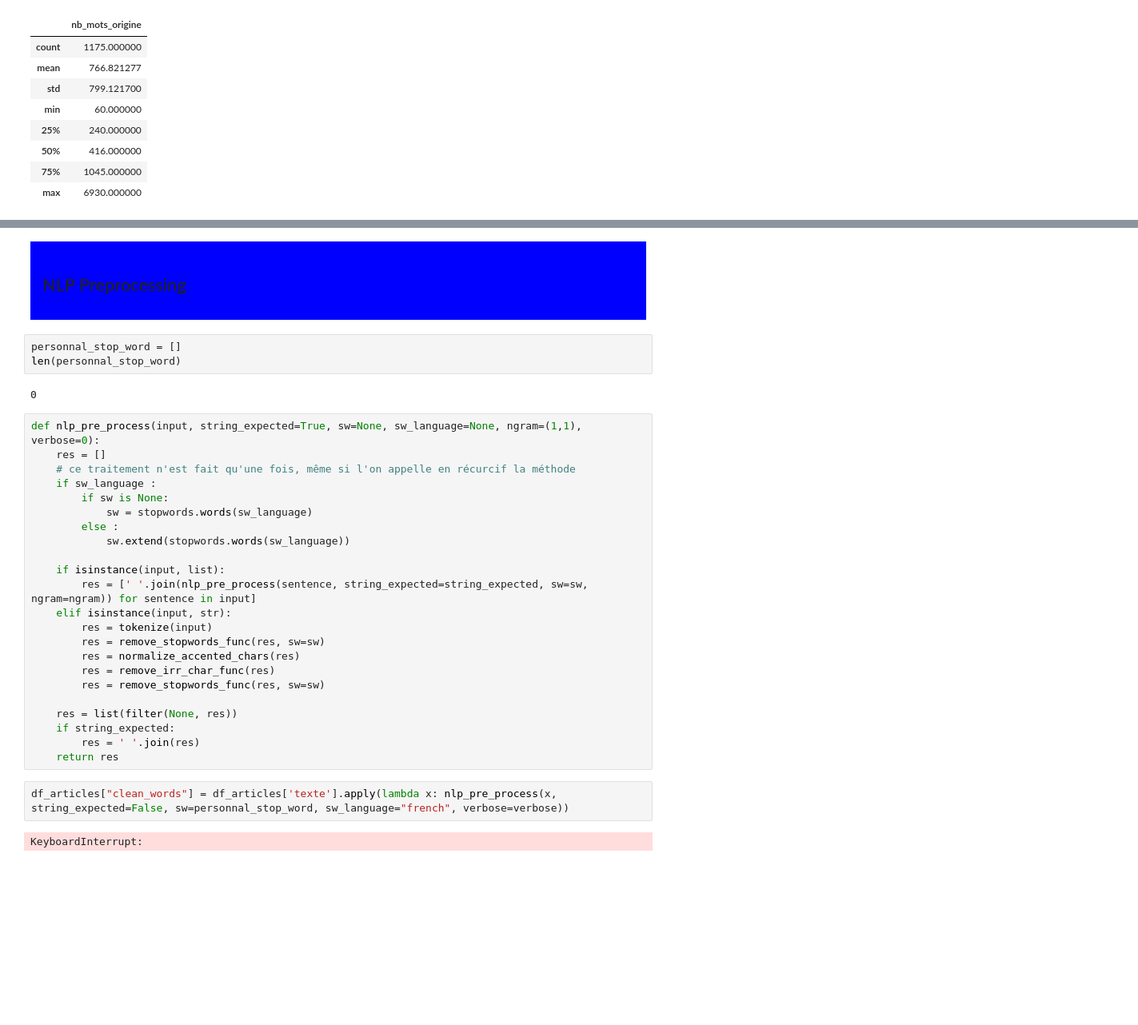
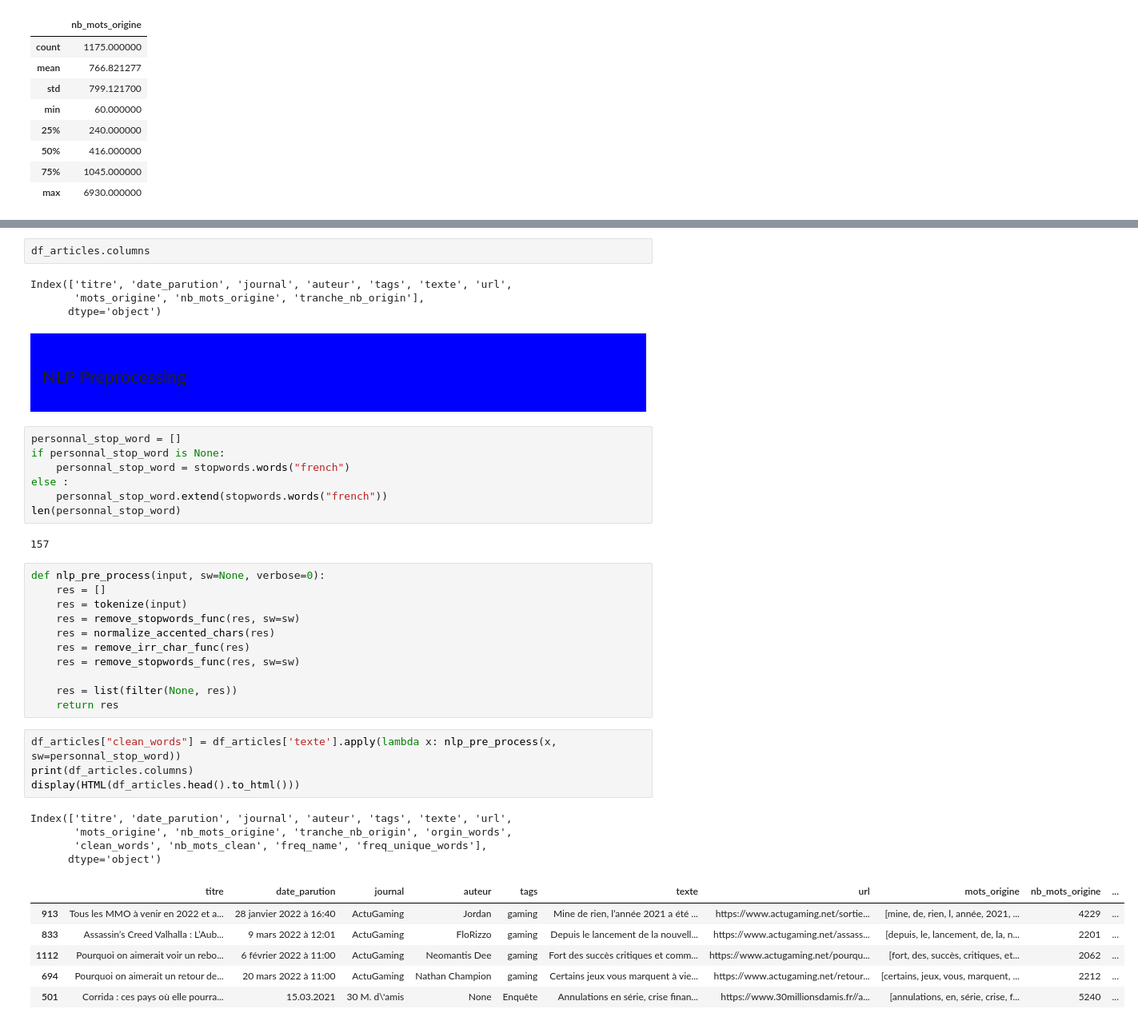
Before and after one commit to aurao22/ema_lannuontimes, a Jupyter notebook: news_paper_nlp_pre_processing.ipynb, the cells around one changed output, grey strips where cells are left out. Shown at 80% size. Cells and saved outputs as stored; diff of their text form; blank space fills up the shorter version.

```diff
--- a/news_paper_nlp_pre_processing.ipynb
+++ b/news_paper_nlp_pre_processing.ipynb
@@ -143,39 +144,48 @@ df_articles.head()
+# %%
+df_articles.columns
+# %% [output]
+Index(['titre', 'date_parution', 'journal', 'auteur', 'tags', 'texte', 'url',
+       'mots_origine', 'nb_mots_origine', 'tranche_nb_origin'],
+      dtype='object')
 # %% [markdown]
 <div style="display: flex; background-color: Blue; padding: 15px;" >
 
 ## NLP Preprocessing
 </div>
-# %%
-personnal_stop_word = []
-len(personnal_stop_word)
-# %% [output]
-0
+# %%
+personnal_stop_word = []
+if personnal_stop_word is None:
+    personnal_stop_word = stopwords.words("french")
+else :
+    personnal_stop_word.extend(stopwords.words("french"))
+len(personnal_stop_word)
+# %% [output]
+157
 # %%
-def nlp_pre_process(input, string_expected=True, sw=None, sw_language=None, ngram=(1,1), verbose=0):
+def nlp_pre_process(input, sw=None, verbose=0):
     res = []
-    # ce traitement n'est fait qu'une fois, même si l'on appelle en récurcif la méthode
-    if sw_language :
-        if sw is None:
-            sw = stopwords.words(sw_language)
-        else :
-            sw.extend(stopwords.words(sw_language))
-
-    if isinstance(input, list):
-        res = [' '.join(nlp_pre_process(sentence, string_expected=string_expected, sw=sw, ngram=ngram)) for sentence in input]
-    elif isinstance(input, str):
-        res = tokenize(input)
-        res = remove_stopwords_func(res, sw=sw)
-        res = normalize_accented_chars(res)
-        res = remove_irr_char_func(res)
-        res = remove_stopwords_func(res, sw=sw)
+    res = tokenize(input)
+    res = remove_stopwords_func(res, sw=sw)
+    res = normalize_accented_chars(res)
+    res = remove_irr_char_func(res)
+    res = remove_stopwords_func(res, sw=sw)
 
     res = list(filter(None, res))
-    if string_expected:
-        res = ' '.join(res)
     return res
 # %%
-df_articles["clean_words"] = df_articles['texte'].apply(lambda x: nlp_pre_process(x, string_expected=False, sw=personnal_stop_word, sw_language="french", verbose=verbose))
+df_articles["clean_words"] = df_articles['texte'].apply(lambda x: nlp_pre_process(x, sw=personnal_stop_word))
+print(df_articles.columns)
+display(HTML(df_articles.head().to_html()))
 # %% [output]
-KeyboardInterrupt:
+Index(['titre', 'date_parution', 'journal', 'auteur', 'tags', 'texte', 'url',
+       'mots_origine', 'nb_mots_origine', 'tranche_nb_origin', 'orgin_words',
+       'clean_words', 'nb_mots_clean', 'freq_name', 'freq_unique_words'],
+      dtype='object')
+|  | titre | date_parution | journal | auteur | tags | texte | url | mots_origine | nb_mots_origine | ... |
+| 913 | Tous les MMO à venir en 2022 et a... | 28 janvier 2022 à 16:40 | ActuGaming | Jordan | gaming | Mine de rien, l’année 2021 a été ... | https://www.actugaming.net/sortie... | [mine, de, rien, l, année, 2021, ... | 4229 | ... |
+| 833 | Assassin’s Creed Valhalla : L’Aub... | 9 mars 2022 à 12:01 | ActuGaming | FloRizzo | gaming | Depuis le lancement de la nouvell... | https://www.actugaming.net/assass... | [depuis, le, lancement, de, la, n... | 2201 | ... |
+| 1112 | Pourquoi on aimerait voir un rebo... | 6 février 2022 à 11:00 | ActuGaming | Neomantis Dee | gaming | Fort des succès critiques et comm... | https://www.actugaming.net/pourqu... | [fort, des, succès, critiques, et... | 2062 | ... |
+| 694 | Pourquoi on aimerait un retour de... | 20 mars 2022 à 11:00 | ActuGaming | Nathan Champion | gaming | Certains jeux vous marquent à vie... | https://www.actugaming.net/retour... | [certains, jeux, vous, marquent, ... | 2212 | ... |
+| 501 | Corrida : ces pays où elle pourra... | 15.03.2021 | 30 M. d\'amis | None | Enquête | Annulations en série, crise finan... | https://www.30millionsdamis.fr//a... | [annulations, en, série, crise, f... | 5240 | ... |
 # %%
 df_articles["nb_mots_clean"] = df_articles['clean_words'].apply(lambda x: word_count_func(x))
```
Also changed, not shown: parts of 7 cells of this notebook.
